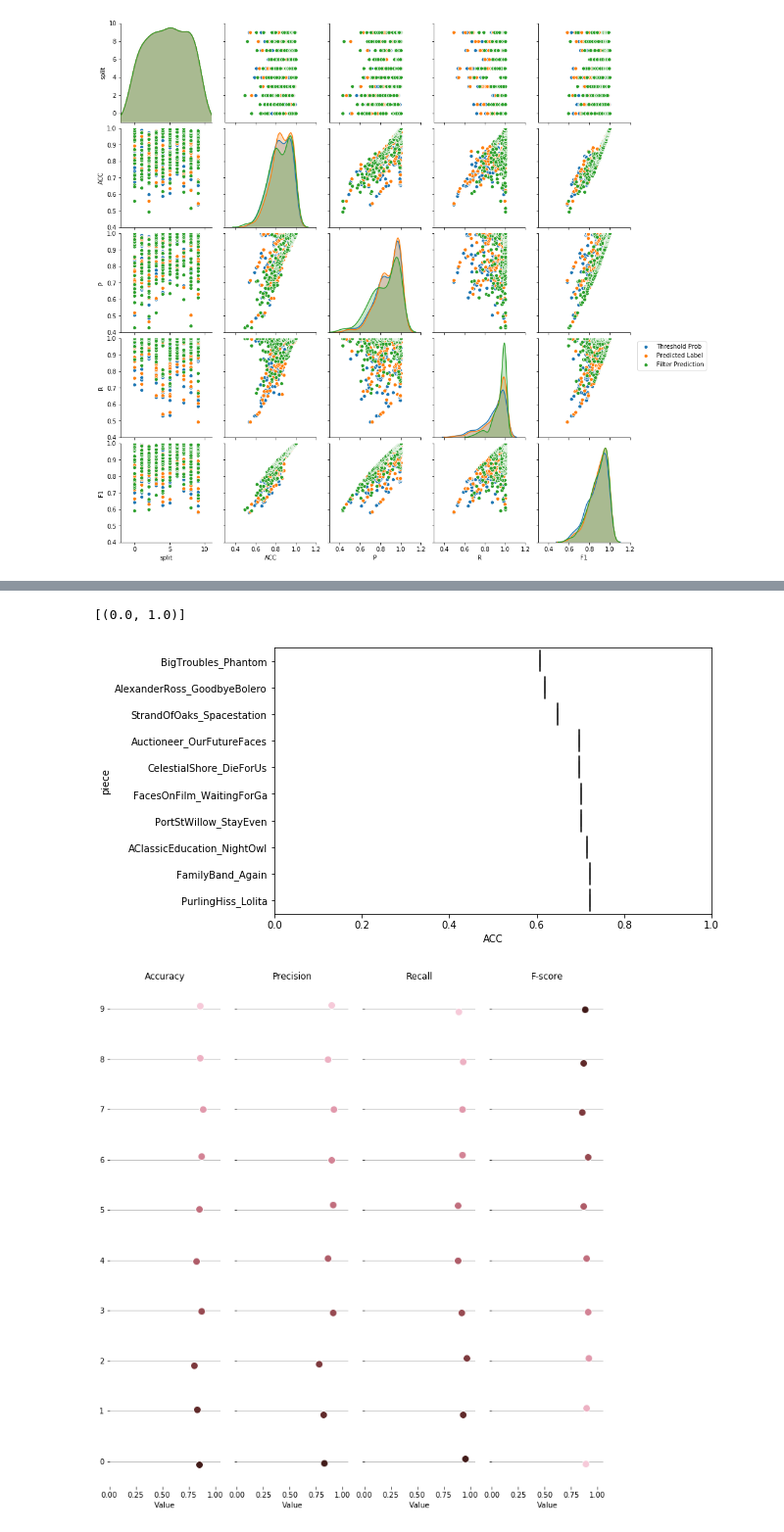
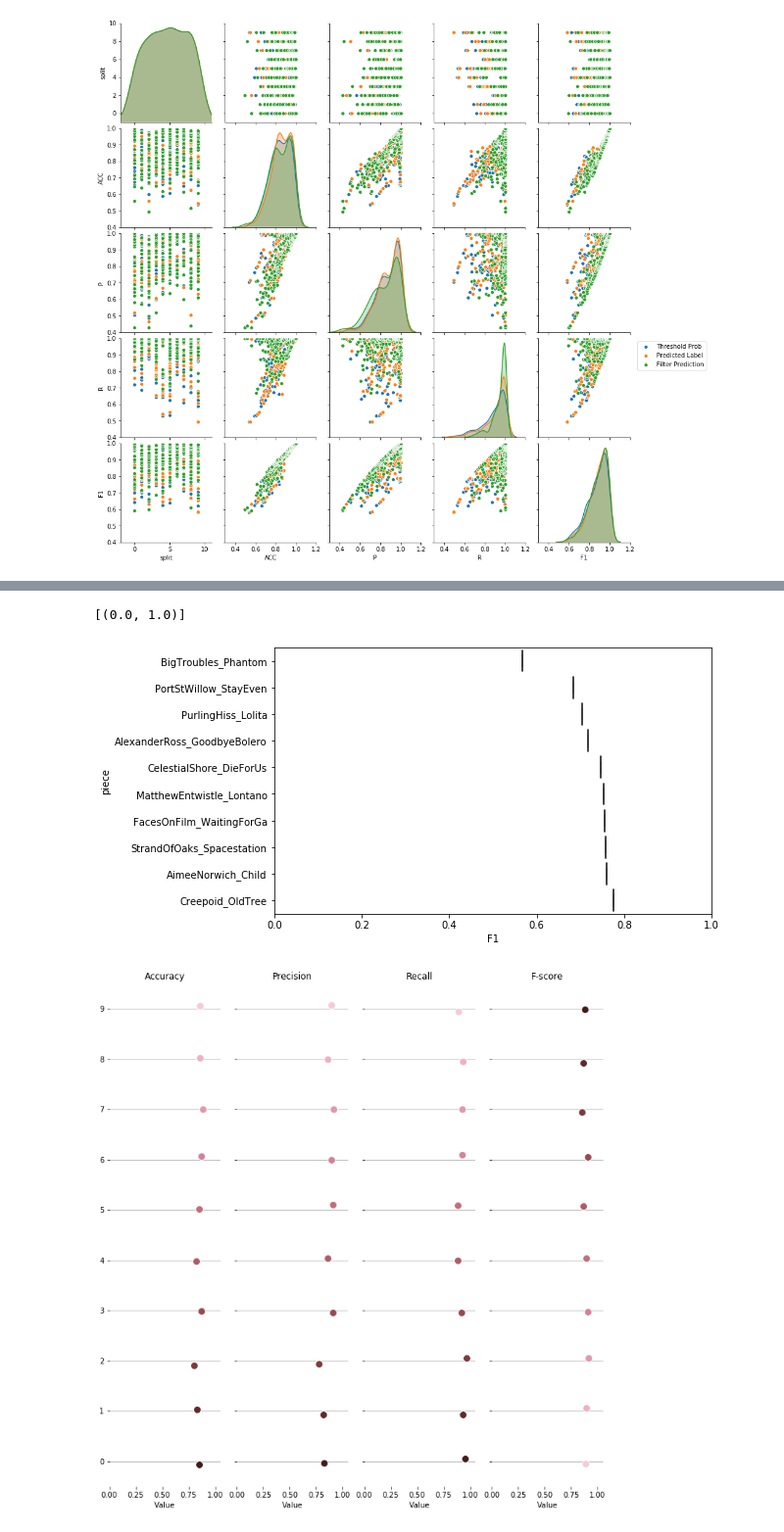
Before and after one commit to shayenne/vocaldetection, a Jupyter notebook: scripts/Lehner_SVD-2014.ipynb, the cells around one changed output, grey strips where cells are left out. Shown at 98% size. Cells and saved outputs as stored; diff of their text form; code cells hidden in the pictures.

```diff
--- a/scripts/Lehner_SVD-2014.ipynb
+++ b/scripts/Lehner_SVD-2014.ipynb
@@ -378,6 +418,8 @@ for spl in range(10):
 results_rf = pd.DataFrame(rows_list)
 # %%
 results_rf = results_rf.sort_values(['ACC','piece'])
+# %%
+results_rf['opt_tshld'] = round(results_rf['opt_tshld'],5)
 # %%
 pieces_chosen = ['CelestialShore_DieForUs',
                  'BigTroubles_Phantom',
@@ -391,0 +441,2 @@ df_melt = pd.melt(results_rf[results_rf['piece'].isin(pieces_chosen)],
+# %%
+sns.set_style("whitegrid")
@@ -392,3 +475,5 @@ df_melt = pd.melt(results_rf[results_rf['piece'].isin(pieces_chosen)],
+# %%
+sns.set_style('whitegrid')
 # %%
 plt.figure(figsize=(10,6))
 plt.title('Lehner Model Results')
@@ -495,14 +598,14 @@ results_rf = results_rf.sort_values(by=['F1','piece'])
 # %%
 results_rf_mean = results_rf.groupby(['piece']).mean().reset_index()
 # %%
-results_rf_mean = results_rf_mean.sort_values(by=['ACC'])
+results_rf_mean = results_rf_mean.sort_values(by=['F1'])
 # %%
 plt.figure(figsize=(8,5))
-g= sns.boxplot(y='piece', x='ACC', data=results_rf_mean.head(10))
+g= sns.boxplot(y='piece', x='F1', data=results_rf_mean.head(10))
 g.set(xlim=(0.0,1.0))
 # %% [output]
 [(0.0, 1.0)]
-[figure, old version]
+[figure, new version]
 # %%
 plt.figure(figsize=(14,15))
 sns.barplot(y='piece', x='ACC', hue='type', data=results_rf[results_rf['ACC']>0.95])
```
Also changed, not shown: parts of 33 cells of this notebook, 2 other files.
